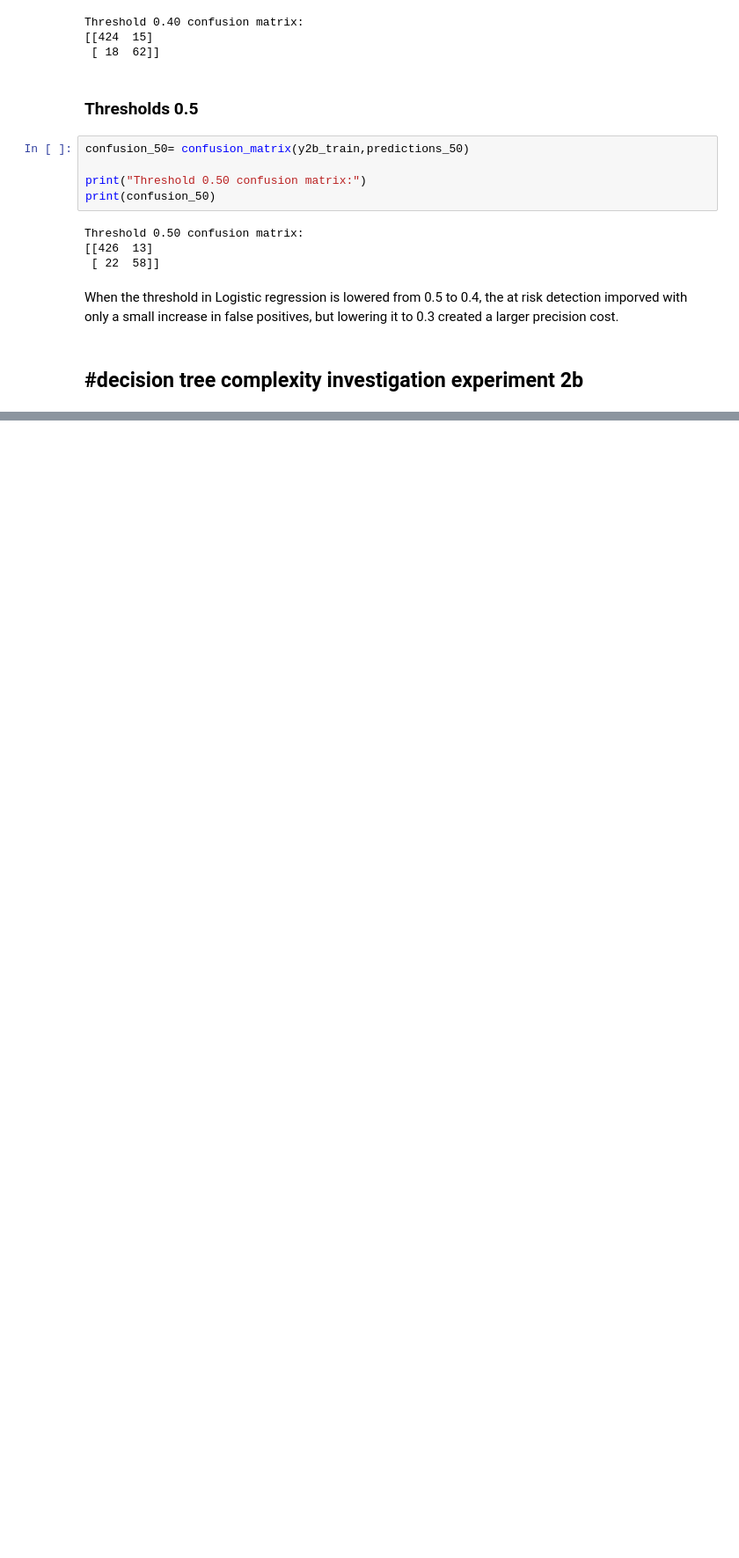
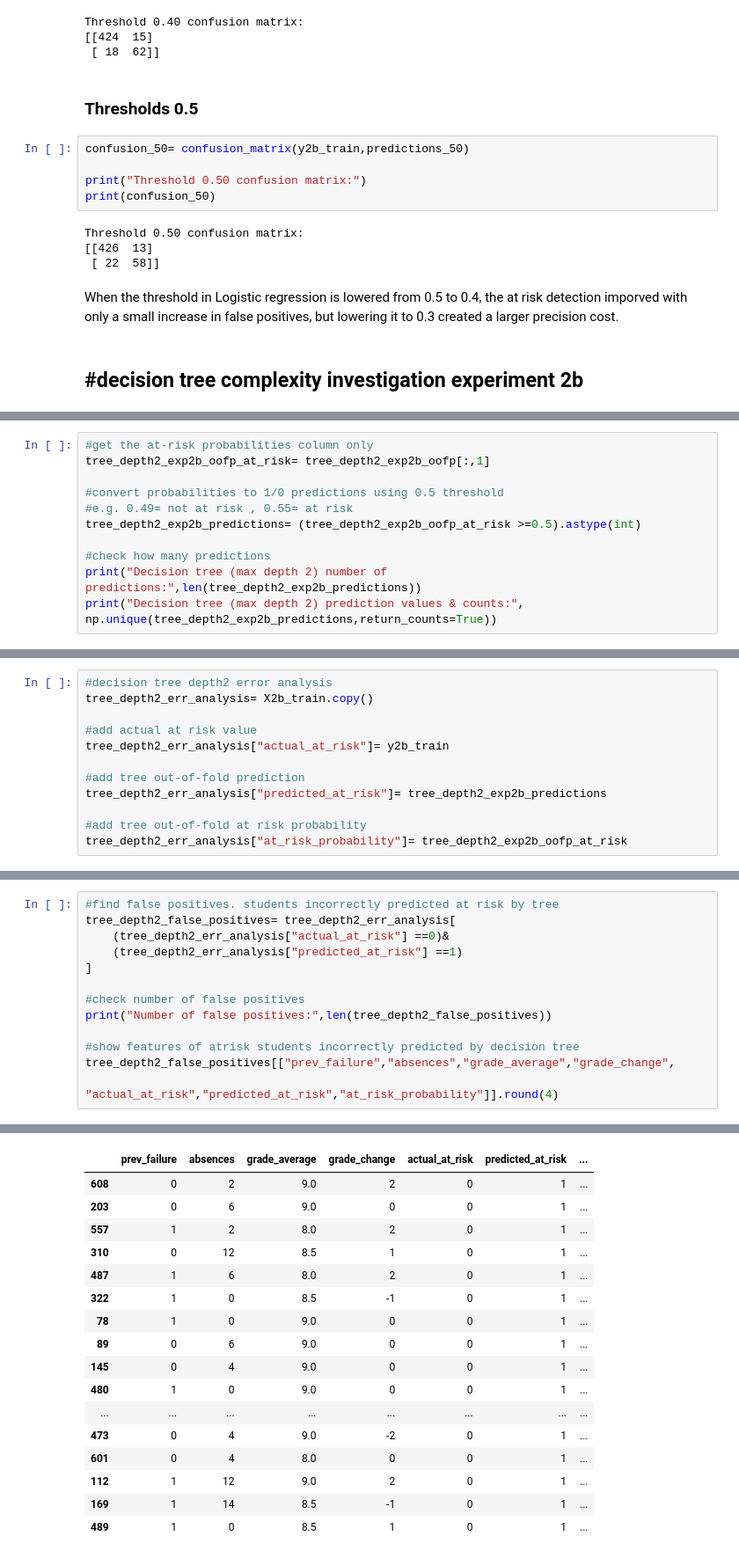
Before and after one commit to fip1234/phronesis, a Jupyter notebook: notebooks/01_eda.ipynb, the cells around one changed output, grey strips where cells are left out. Shown at 88% size. Cells and saved outputs as stored; diff of their text form; blank space fills up the shorter version.

```diff
--- a/notebooks/01_eda.ipynb
+++ b/notebooks/01_eda.ipynb
@@ -2613,0 +2623,11 @@ tree_depth_comparison.round(4)
+# %%
+#get the at-risk probabilities column only
+tree_depth2_exp2b_oofp_at_risk= tree_depth2_exp2b_oofp[:,1]
+
+#convert probabilities to 1/0 predictions using 0.5 threshold
+#e.g. 0.49= not at risk , 0.55= at risk
+tree_depth2_exp2b_predictions= (tree_depth2_exp2b_oofp_at_risk >=0.5).astype(int)
+
+#check how many predictions
+print("Decision tree (max depth 2) number of predictions:",len(tree_depth2_exp2b_predictions))
+print("Decision tree (max depth 2) prediction values & counts:", np.unique(tree_depth2_exp2b_predictions,return_counts=True))
@@ -2613,0 +2761,12 @@ tree_depth_comparison.round(4)
+# %%
+#decision tree depth2 error analysis
+tree_depth2_err_analysis= X2b_train.copy()
+
+#add actual at risk value
+tree_depth2_err_analysis["actual_at_risk"]= y2b_train
+
+#add tree out-of-fold prediction
+tree_depth2_err_analysis["predicted_at_risk"]= tree_depth2_exp2b_predictions
+
+#add tree out-of-fold at risk probability
+tree_depth2_err_analysis["at_risk_probability"]= tree_depth2_exp2b_oofp_at_risk
@@ -2613,0 +2801,14 @@ tree_depth_comparison.round(4)
+# %%
+#find false positives. students incorrectly predicted at risk by tree
+tree_depth2_false_positives= tree_depth2_err_analysis[
+    (tree_depth2_err_analysis["actual_at_risk"] ==0)&
+    (tree_depth2_err_analysis["predicted_at_risk"] ==1)
+]
+
+#check number of false positives
+print("Number of false positives:",len(tree_depth2_false_positives))
+
+#show features of atrisk students incorrectly predicted by decision tree
+tree_depth2_false_positives[["prev_failure","absences","grade_average","grade_change",
+                             "actual_at_risk","predicted_at_risk","at_risk_probability"]].round(4)
+# %% [output]
@@ -2613,0 +2816,17 @@ tree_depth_comparison.round(4)
+|  | prev_failure | absences | grade_average | grade_change | actual_at_risk | predicted_at_risk | ... |
+| 608 | 0 | 2 | 9.0 | 2 | 0 | 1 | ... |
+| 203 | 0 | 6 | 9.0 | 0 | 0 | 1 | ... |
+| 557 | 1 | 2 | 8.0 | 2 | 0 | 1 | ... |
+| 310 | 0 | 12 | 8.5 | 1 | 0 | 1 | ... |
+| 487 | 1 | 6 | 8.0 | 2 | 0 | 1 | ... |
+| 322 | 1 | 0 | 8.5 | -1 | 0 | 1 | ... |
+| 78 | 1 | 0 | 9.0 | 0 | 0 | 1 | ... |
+| 89 | 0 | 6 | 9.0 | 0 | 0 | 1 | ... |
+| 145 | 0 | 4 | 9.0 | 0 | 0 | 1 | ... |
+| 480 | 1 | 0 | 9.0 | 0 | 0 | 1 | ... |
+| ... | ... | ... | ... | ... | ... | ... | ... |
+| 473 | 0 | 4 | 9.0 | -2 | 0 | 1 | ... |
+| 601 | 0 | 4 | 8.0 | 0 | 0 | 1 | ... |
+| 112 | 1 | 12 | 9.0 | 2 | 0 | 1 | ... |
+| 169 | 1 | 14 | 8.5 | -1 | 0 | 1 | ... |
+| 489 | 1 | 0 | 8.5 | 1 | 0 | 1 | ... |
```
Also changed, not shown: parts of 100 cells of this notebook.
